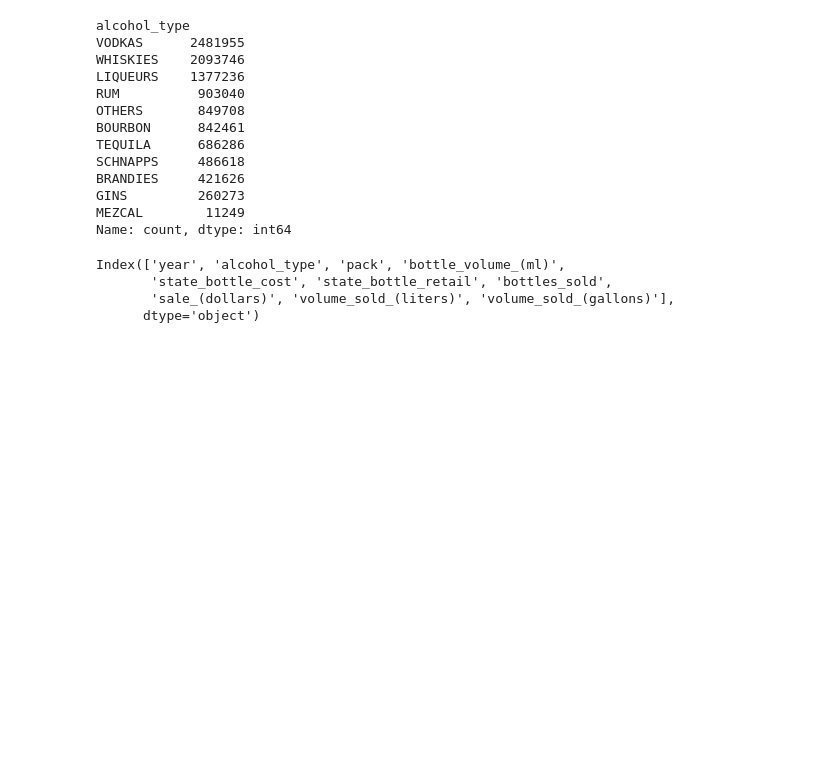
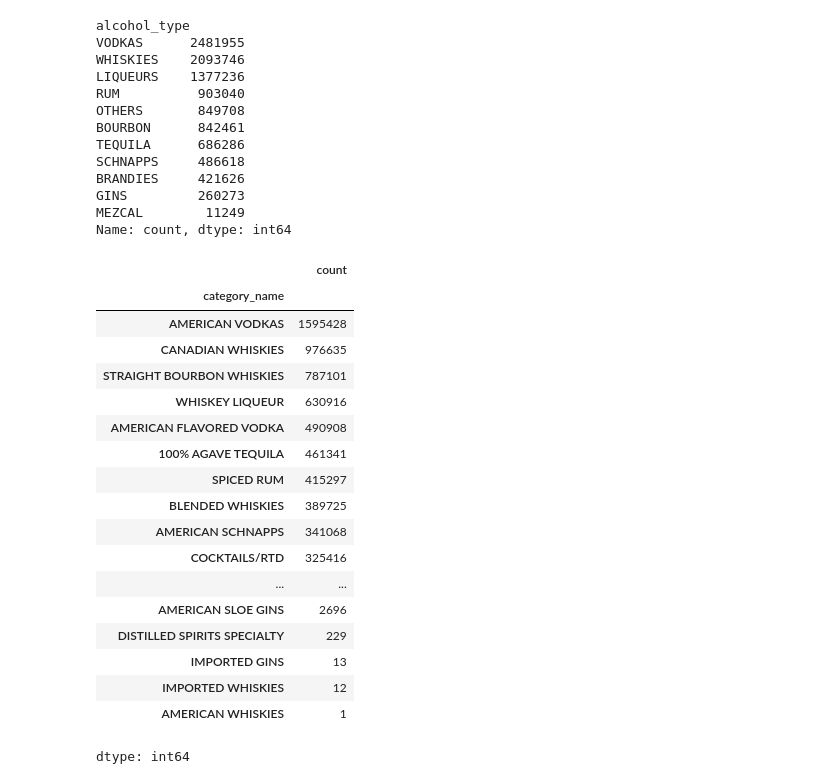
Before and after one commit to maudlcrf/rcg, a Jupyter notebook: group_project/eda_post_covid.ipynb, the cells around one changed output. Saved outputs shown, nothing was run; the diff lists cells and outputs as text; code cells hidden in the pictures; blank space fills up the shorter version.

```diff
--- a/group_project/eda_post_covid.ipynb
+++ b/group_project/eda_post_covid.ipynb
@@ -99,6 +107,28 @@ BRANDIES     421626
 GINS         260273
 MEZCAL        11249
 Name: count, dtype: int64
+# %%
+data_post_covid['category_name'].value_counts()
+# %% [output]
+|  | count |
+| category_name |  |
+| AMERICAN VODKAS | 1595428 |
+| CANADIAN WHISKIES | 976635 |
+| STRAIGHT BOURBON WHISKIES | 787101 |
+| WHISKEY LIQUEUR | 630916 |
+| AMERICAN FLAVORED VODKA | 490908 |
+| 100% AGAVE TEQUILA | 461341 |
+| SPICED RUM | 415297 |
+| BLENDED WHISKIES | 389725 |
+| AMERICAN SCHNAPPS | 341068 |
+| COCKTAILS/RTD | 325416 |
+| ... | ... |
+| AMERICAN SLOE GINS | 2696 |
+| DISTILLED SPIRITS SPECIALTY | 229 |
+| IMPORTED GINS | 13 |
+| IMPORTED WHISKIES | 12 |
+| AMERICAN WHISKIES | 1 |
+dtype: int64
 # %%
 #separating the columns into numerical and categorical as it my be helpful later on
 numerical_cols = ['pack', 'bottle_volume_(ml)', 'state_bottle_cost', 'state_bottle_retail', 'bottles_sold', 'sale_(dollars)',
@@ -124,7 +153,0 @@ data_weekday = data_post_covid.groupby(['weekday', 'alcohol_type'])[numerical_co
-# %%
-data_yearly.columns
-# %% [output]
-Index(['year', 'alcohol_type', 'pack', 'bottle_volume_(ml)',
-       'state_bottle_cost', 'state_bottle_retail', 'bottles_sold',
-       'sale_(dollars)', 'volume_sold_(liters)', 'volume_sold_(gallons)'],
-      dtype='object')
```
Also changed, not shown: parts of 18 cells of this notebook.
